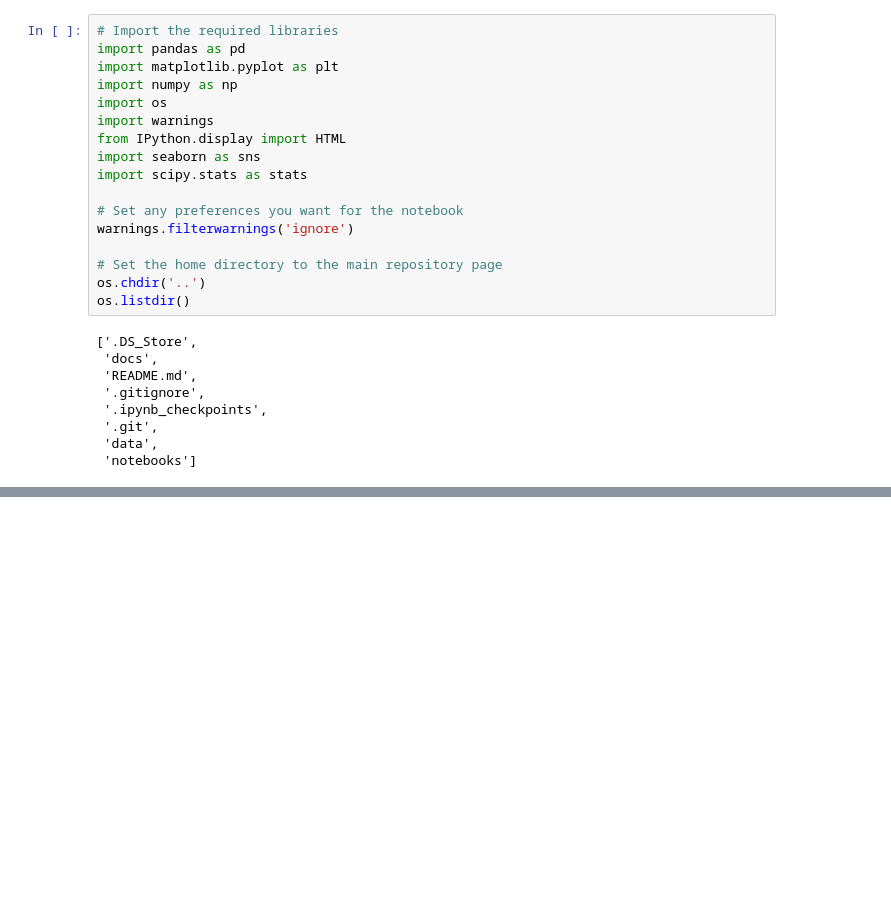
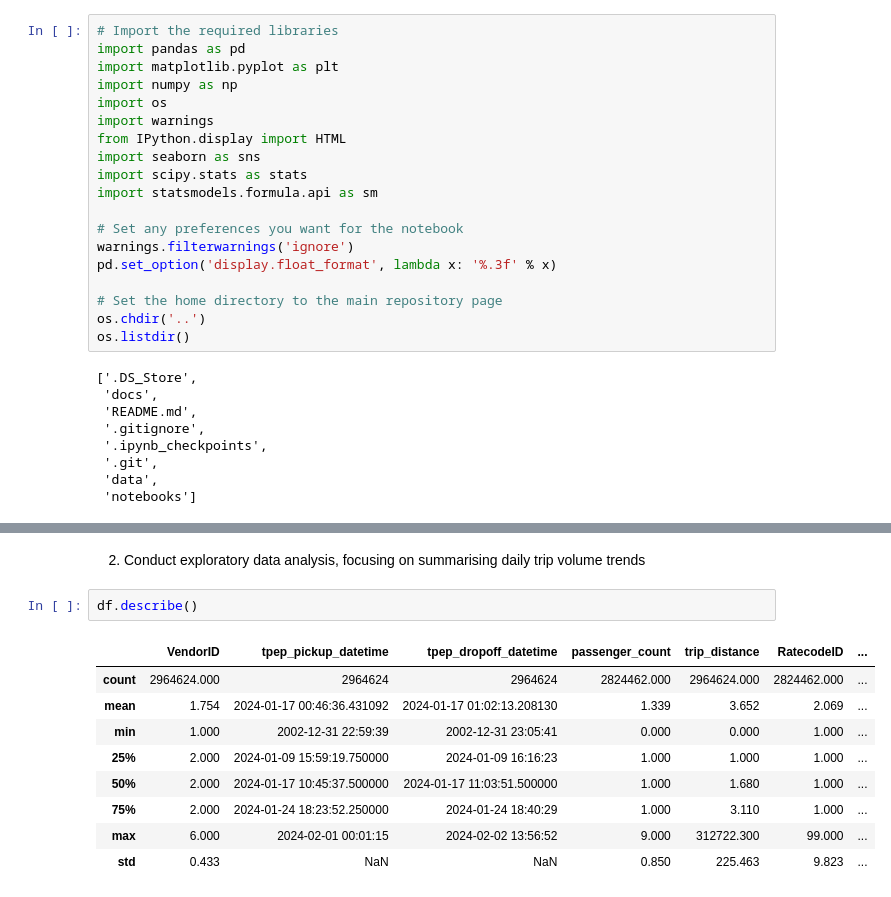
Before and after one commit to AndrewFerris/mandala, a Jupyter notebook: notebooks/Assessment.ipynb, the cells around one changed output, grey strips where cells are left out. Drawn from its saved outputs; the diff is of its cells as text; blank space fills up the shorter version.

```diff
--- a/notebooks/Assessment.ipynb
+++ b/notebooks/Assessment.ipynb
@@ -8,9 +8,11 @@ import warnings
 from IPython.display import HTML
 import seaborn as sns
 import scipy.stats as stats
+import statsmodels.formula.api as sm
 
 # Set any preferences you want for the notebook
 warnings.filterwarnings('ignore')
+pd.set_option('display.float_format', lambda x: '%.3f' % x)
 
 # Set the home directory to the main repository page
 os.chdir('..')
@@ -38,0 +74,14 @@ Trying to import the above resulted in these errors:
+# %% [markdown]
+2. Conduct exploratory data analysis, focusing on summarising daily trip volume trends
+# %%
+df.describe()
+# %% [output]
+|  | VendorID | tpep_pickup_datetime | tpep_dropoff_datetime | passenger_count | trip_distance | RatecodeID | ... |
+| count | 2964624.000 | 2964624 | 2964624 | 2824462.000 | 2964624.000 | 2824462.000 | ... |
+| mean | 1.754 | 2024-01-17 00:46:36.431092 | 2024-01-17 01:02:13.208130 | 1.339 | 3.652 | 2.069 | ... |
+| min | 1.000 | 2002-12-31 22:59:39 | 2002-12-31 23:05:41 | 0.000 | 0.000 | 1.000 | ... |
+| 25% | 2.000 | 2024-01-09 15:59:19.750000 | 2024-01-09 16:16:23 | 1.000 | 1.000 | 1.000 | ... |
+| 50% | 2.000 | 2024-01-17 10:45:37.500000 | 2024-01-17 11:03:51.500000 | 1.000 | 1.680 | 1.000 | ... |
+| 75% | 2.000 | 2024-01-24 18:23:52.250000 | 2024-01-24 18:40:29 | 1.000 | 3.110 | 1.000 | ... |
+| max | 6.000 | 2024-02-01 00:01:15 | 2024-02-02 13:56:52 | 9.000 | 312722.300 | 99.000 | ... |
+| std | 0.433 | NaN | NaN | 0.850 | 225.463 | 9.823 | ... |
```
Also changed, not shown: parts of 17 cells of this notebook.
